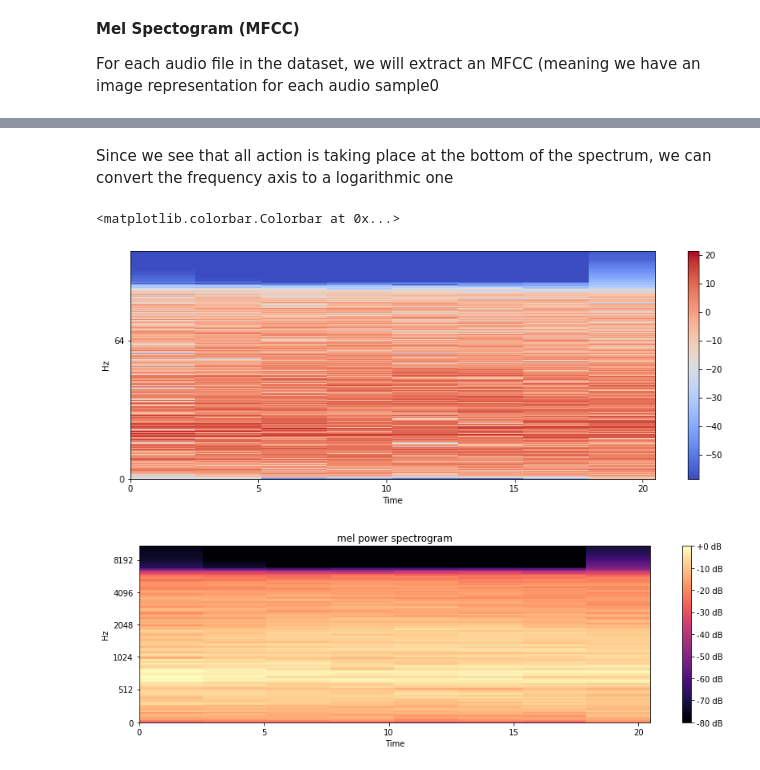
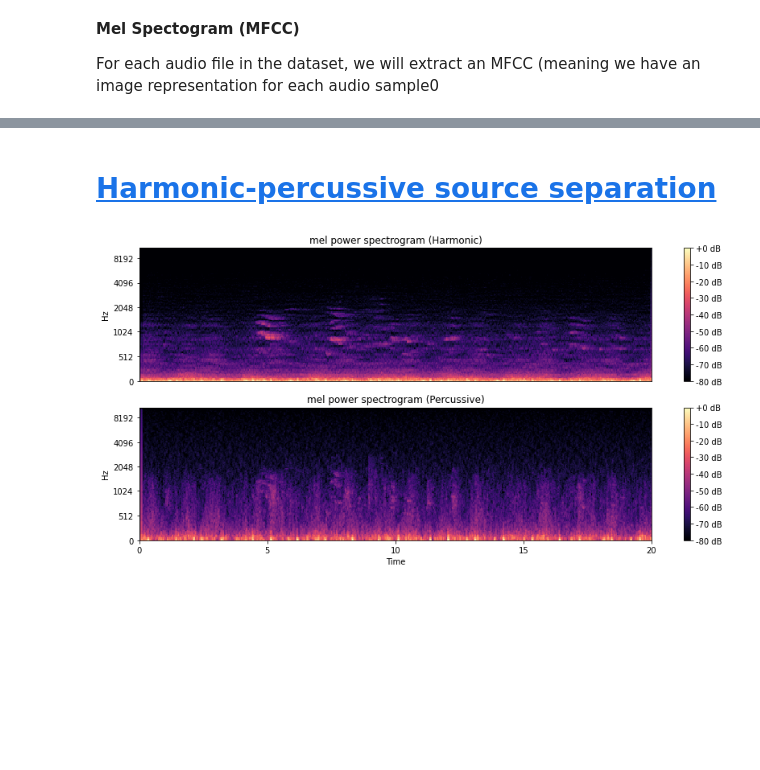
Before and after one commit to tibayo1/DL-Lung-Sounds, a Jupyter notebook: Lung_Sounds_Detection.ipynb, the cells around one changed output, grey strips where cells are left out. Drawn from its saved outputs; the diff is of its cells as text; code cells hidden in the pictures; blank space fills up the shorter version.

```diff
--- a/Lung_Sounds_Detection.ipynb
+++ b/Lung_Sounds_Detection.ipynb
@@ -181,12 +166,0 @@ def get_feature_vector(y,sr):
-# %%
-path = \
-"/content/respiratory_sound_database/Respiratory_Sound_Database/audio_and_txt_files/"
-os.chdir(path)
-wav_file = []
-import glob
-wav_file_2 = glob.glob("*.wav")
-for file in wav_file_2:
-  y , sr = librosa.load(file,sr=None)
-  feature_vector = get_feature_vector(y, sr)
-  wav_file.append(feature_vector)
-n_sounds = np.shape(wav_file)[0]
@@ -245,34 +167,40 @@ plt.colorbar()
-# %% [markdown]
-Since we see that all action is taking place at the bottom of the spectrum, we can convert the frequency axis to a logarithmic one
-# %%
-plt.figure(figsize=(14, 5))
-librosa.display.specshow(Xdb, sr=sr, x_axis='time', y_axis='log')
-plt.colorbar()
-# %% [output]
-<matplotlib.colorbar.Colorbar at 0x...>
-[figure, removed]
+# %% [markdown]
+# **[Harmonic-percussive source separation](https://nbviewer.jupyter.org/github/bmcfee/librosa/blob/master/examples/LibROSA%20demo.ipynb)**
+# %%
+y_harmonic, y_percussive = librosa.effects.hpss(y)
 # %%
+# What do the spectrograms look like?
+# Let's make and display a mel-scaled power (energy-squared) spectrogram
+S_harmonic   = librosa.feature.melspectrogram(y_harmonic, sr=sr)
+S_percussive = librosa.feature.melspectrogram(y_percussive, sr=sr)
 
-# Let's make and display a mel-scaled power (energy-squared) spectrogram
-S = librosa.feature.melspectrogram(x, sr=sr, n_mels=128)
-
-# Convert to log scale (dB). We'll use the peak power (max) as reference.
-log_S = librosa.power_to_db(S, ref=np.max)
+# Convert to log scale (dB). We'll use the peak power as reference.
+log_Sh = librosa.power_to_db(S_harmonic, ref=np.max)
+log_Sp = librosa.power_to_db(S_percussive, ref=np.max)
 
 # Make a new figure
-plt.figure(figsize=(12,4))
+plt.figure(figsize=(12,6))
 
+plt.subplot(2,1,1)
 # Display the spectrogram on a mel scale
-# sample rate and hop length parameters are used to render the time axis
-librosa.display.specshow(log_S, sr=sr, x_axis='time', y_axis='mel')
+librosa.display.specshow(log_Sh, sr=sr, y_axis='mel')
 
 # Put a descriptive title on the plot
-plt.title('mel power spectrogram')
+plt.title('mel power spectrogram (Harmonic)')
+
+# draw a color bar
+plt.colorbar(format='%+02.0f dB')
+
+plt.subplot(2,1,2)
+librosa.display.specshow(log_Sp, sr=sr, x_axis='time', y_axis='mel')
+
+# Put a descriptive title on the plot
+plt.title('mel power spectrogram (Percussive)')
 
 # draw a color bar
 plt.colorbar(format='%+02.0f dB')
 
 # Make the figure layout compact
 plt.tight_layout()
 # %% [output]
-[figure, old version]
+[figure, new version]
```
Also changed, not shown: parts of 12 cells of this notebook.
